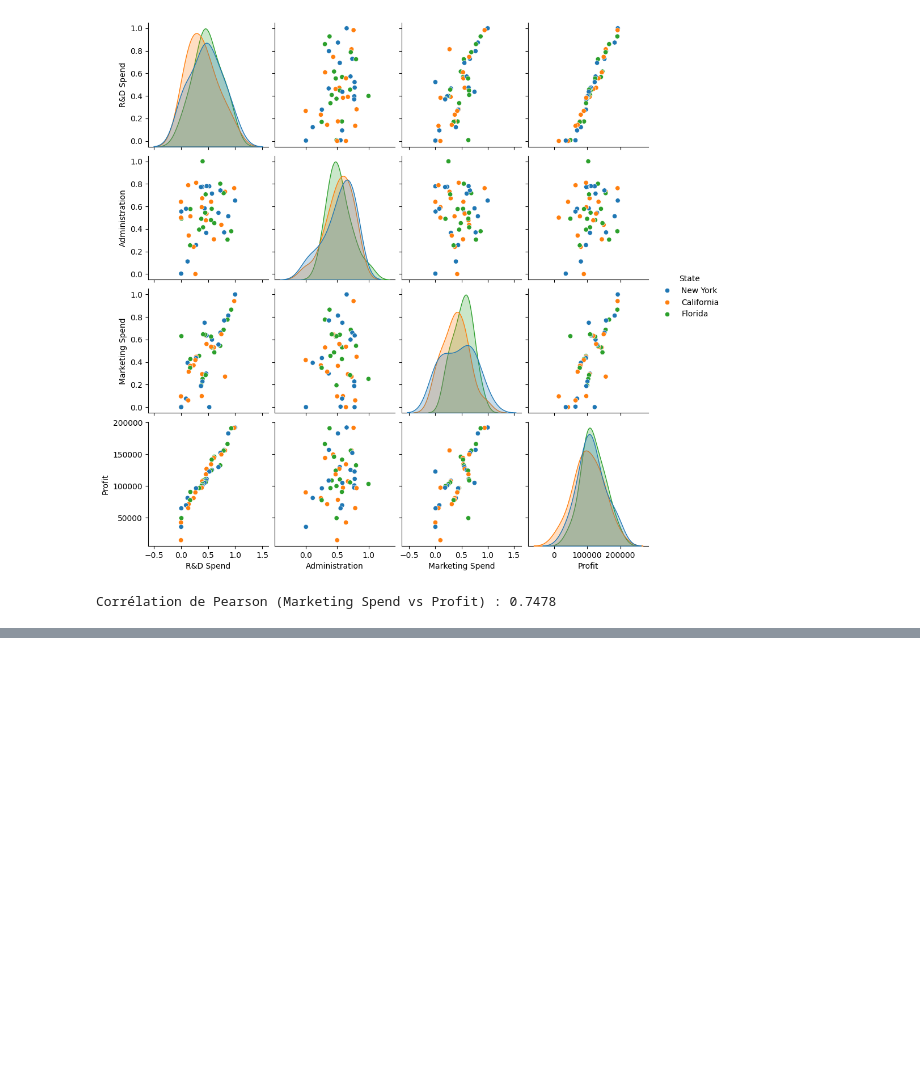
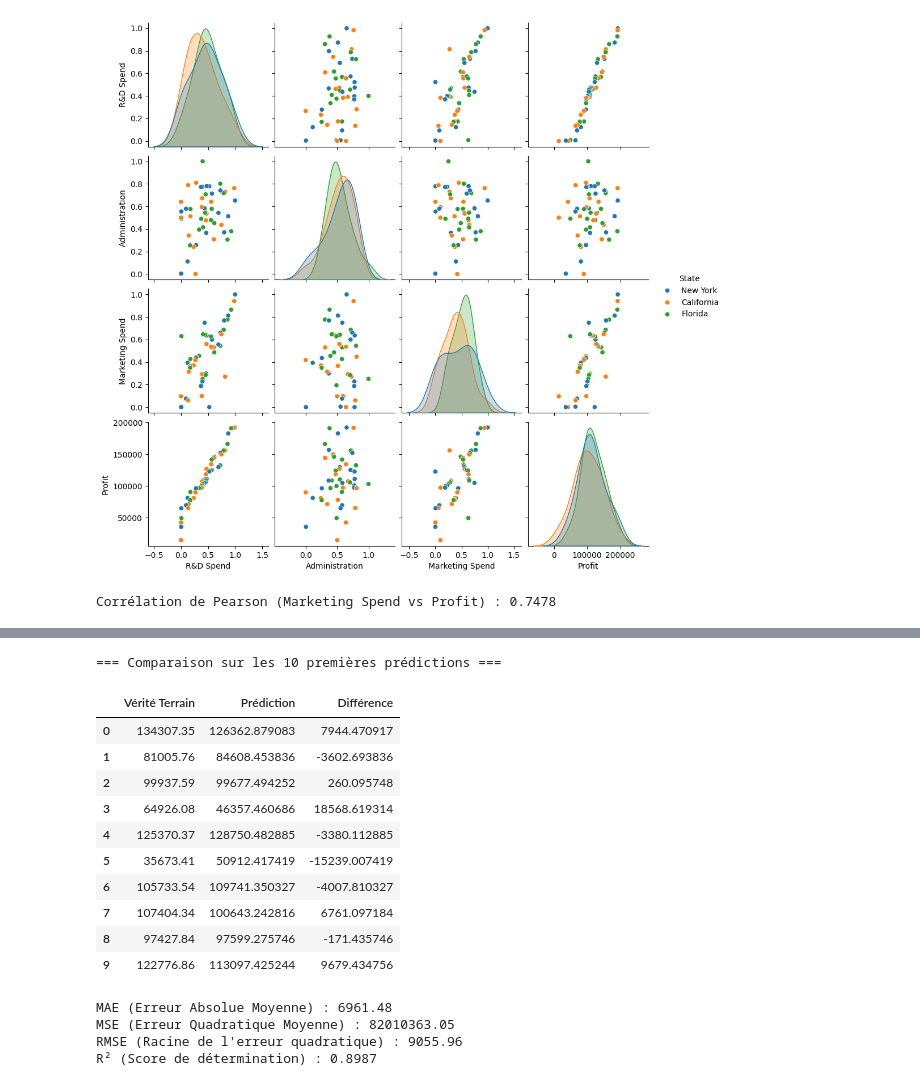
Before and after one commit to Haider-Dev01/MACHINE_LEARNING, a Jupyter notebook: regression_lineaire/reg.ipynb, the cells around one changed output, grey strips where cells are left out. Drawn from its saved outputs; the diff is of its cells as text; code cells hidden in the pictures; blank space fills up the shorter version.

```diff
--- a/regression_lineaire/reg.ipynb
+++ b/regression_lineaire/reg.ipynb
@@ -223,0 +337,40 @@ Corrélation de Pearson (Marketing Spend vs Profit) : 0.7478
+# %%
+# Q25 : Appliquer le modèle sur les données de test
+y_pred = model_lr.predict(X_test)
+
+# Q26 : Comparer Vérité Terrain vs Prédiction
+comparison_df = pd.DataFrame({'Vérité Terrain': y_test.values, 'Prédiction': y_pred})
+comparison_df['Différence'] = comparison_df['Vérité Terrain'] - comparison_df['Prédiction']
+print("=== Comparaison sur les 10 premières prédictions ===")
+display(comparison_df.head(10))
+# %% [output]
+=== Comparaison sur les 10 premières prédictions ===
+|  | Vérité Terrain | Prédiction | Différence |
+| 0 | 134307.35 | 126362.879083 | 7944.470917 |
+| 1 | 81005.76 | 84608.453836 | -3602.693836 |
+| 2 | 99937.59 | 99677.494252 | 260.095748 |
+| 3 | 64926.08 | 46357.460686 | 18568.619314 |
+| 4 | 125370.37 | 128750.482885 | -3380.112885 |
+| 5 | 35673.41 | 50912.417419 | -15239.007419 |
+| 6 | 105733.54 | 109741.350327 | -4007.810327 |
+| 7 | 107404.34 | 100643.242816 | 6761.097184 |
+| 8 | 97427.84 | 97599.275746 | -171.435746 |
+| 9 | 122776.86 | 113097.425244 | 9679.434756 |
+# %%
+# Q27 : Calculer les métriques
+from sklearn.metrics import mean_absolute_error, mean_squared_error, r2_score
+
+mae = mean_absolute_error(y_test, y_pred)
+mse = mean_squared_error(y_test, y_pred)
+rmse = np.sqrt(mse)
+r2 = r2_score(y_test, y_pred)
+
+print(f"MAE (Erreur Absolue Moyenne) : {mae:.2f}")
+print(f"MSE (Erreur Quadratique Moyenne) : {mse:.2f}")
+print(f"RMSE (Racine de l'erreur quadratique) : {rmse:.2f}")
+print(f"R² (Score de détermination) : {r2:.4f}")
+# %% [output]
+MAE (Erreur Absolue Moyenne) : 6961.48
+MSE (Erreur Quadratique Moyenne) : 82010363.05
+RMSE (Racine de l'erreur quadratique) : 9055.96
+R² (Score de détermination) : 0.8987
```
Also changed, not shown: parts of 8 cells of this notebook.
